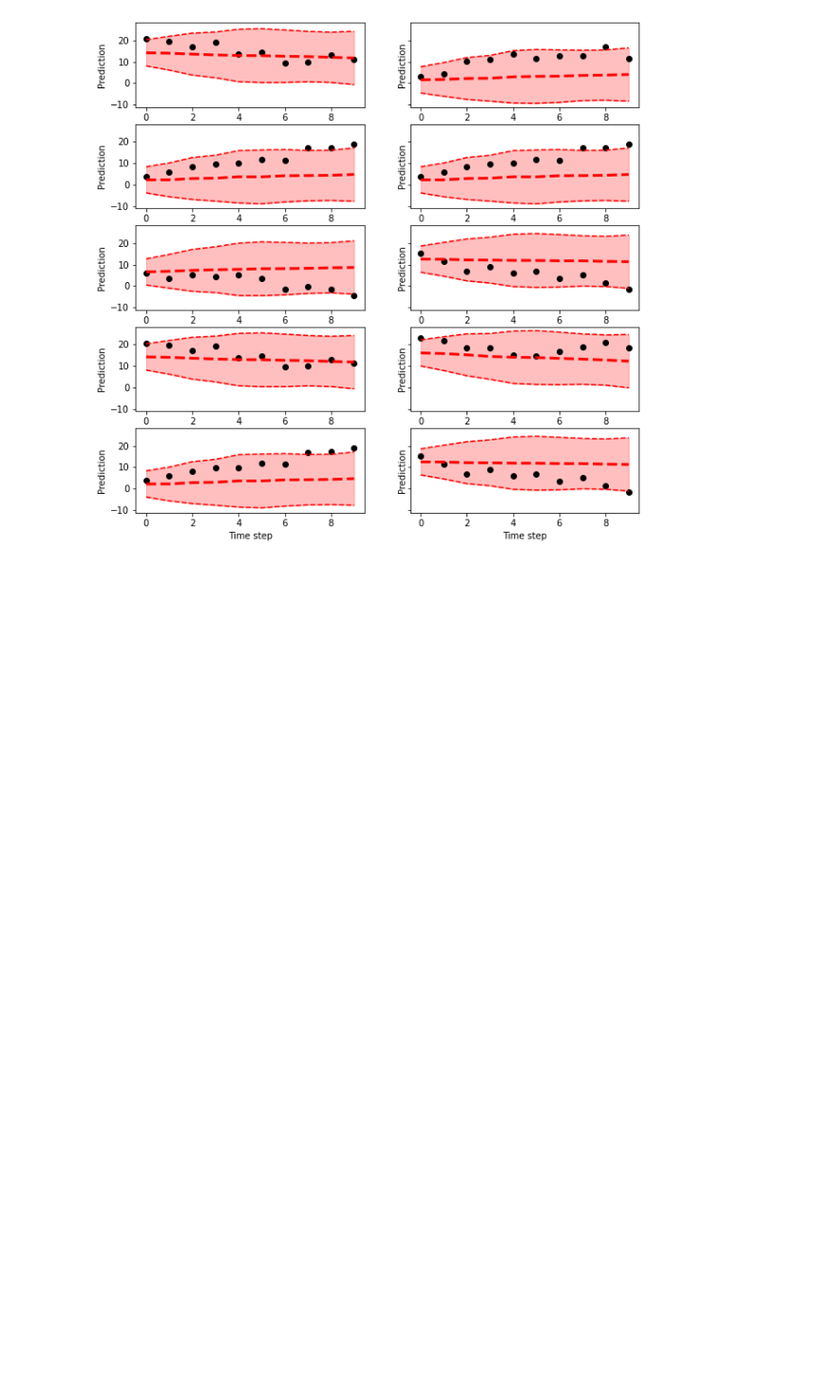
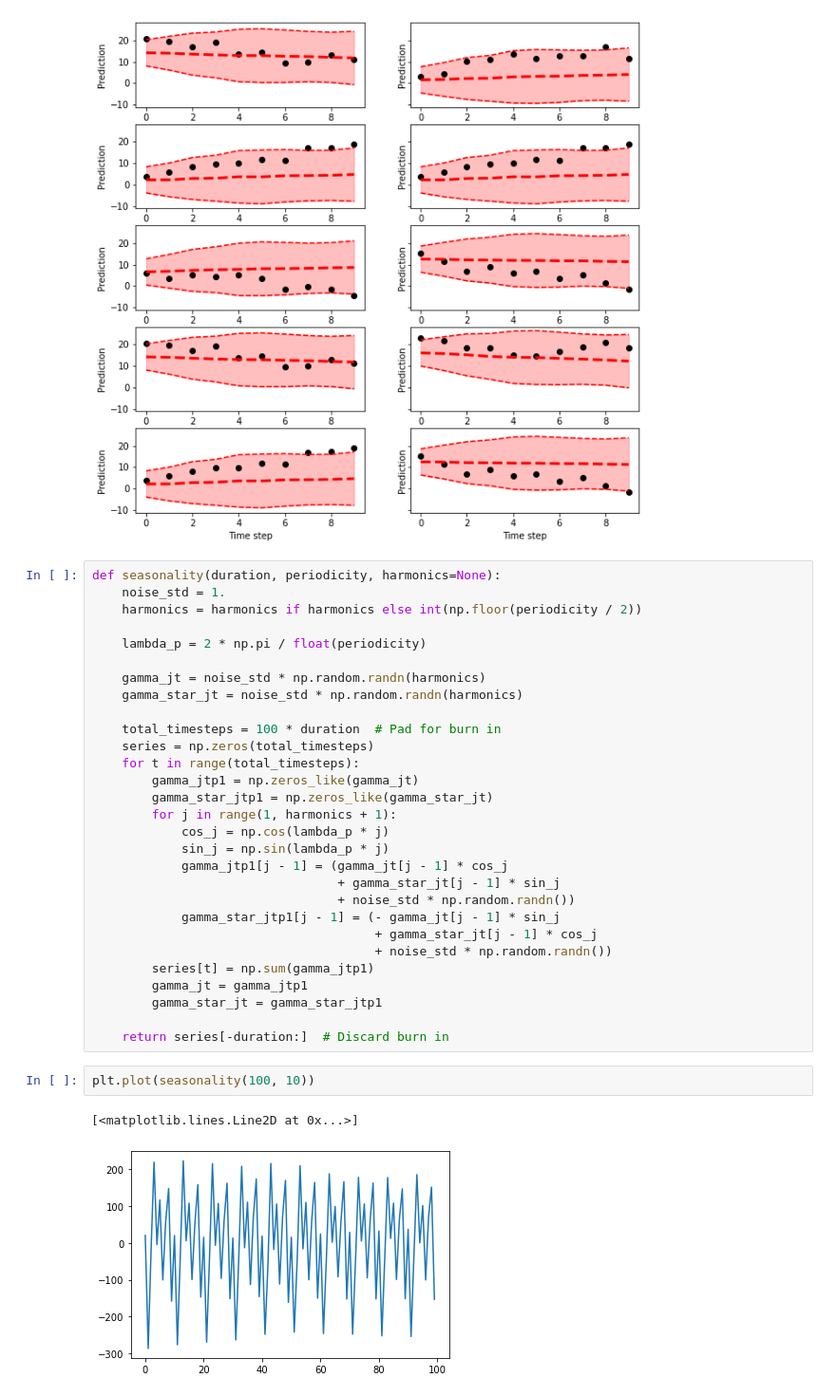
Before and after one commit to kamilest/conformal-rnn, a Jupyter notebook: conformal.ipynb, the cells around one changed output. Shown at 95% size. Drawn from its saved outputs; the diff is of its cells as text; blank space fills up the shorter version.

```diff
--- a/conformal.ipynb
+++ b/conformal.ipynb
@@ -75,3 +85,37 @@ Epoch: 50       Train loss: 14.646926784515381
 plot_miscoverage_examples(test_dataset_short, coverages_short, intervals_short)
 # %% [output]
 [figure]
+# %%
+def seasonality(duration, periodicity, harmonics=None):
+    noise_std = 1.
+    harmonics = harmonics if harmonics else int(np.floor(periodicity / 2))
+
+    lambda_p = 2 * np.pi / float(periodicity)
+
+    gamma_jt = noise_std * np.random.randn(harmonics)
+    gamma_star_jt = noise_std * np.random.randn(harmonics)
+
+    total_timesteps = 100 * duration  # Pad for burn in
+    series = np.zeros(total_timesteps)
+    for t in range(total_timesteps):
+        gamma_jtp1 = np.zeros_like(gamma_jt)
+        gamma_star_jtp1 = np.zeros_like(gamma_star_jt)
+        for j in range(1, harmonics + 1):
+            cos_j = np.cos(lambda_p * j)
+            sin_j = np.sin(lambda_p * j)
+            gamma_jtp1[j - 1] = (gamma_jt[j - 1] * cos_j
+                                 + gamma_star_jt[j - 1] * sin_j
+                                 + noise_std * np.random.randn())
+            gamma_star_jtp1[j - 1] = (- gamma_jt[j - 1] * sin_j
+                                      + gamma_star_jt[j - 1] * cos_j
+                                      + noise_std * np.random.randn())
+        series[t] = np.sum(gamma_jtp1)
+        gamma_jt = gamma_jtp1
+        gamma_star_jt = gamma_star_jtp1
+
+    return series[-duration:]  # Discard burn in
+# %%
+plt.plot(seasonality(100, 10))
+# %% [output]
+[<matplotlib.lines.Line2D at 0x...>]
+[figure, added]
```
Also changed, not shown: parts of 8 cells of this notebook, 1 other file.
